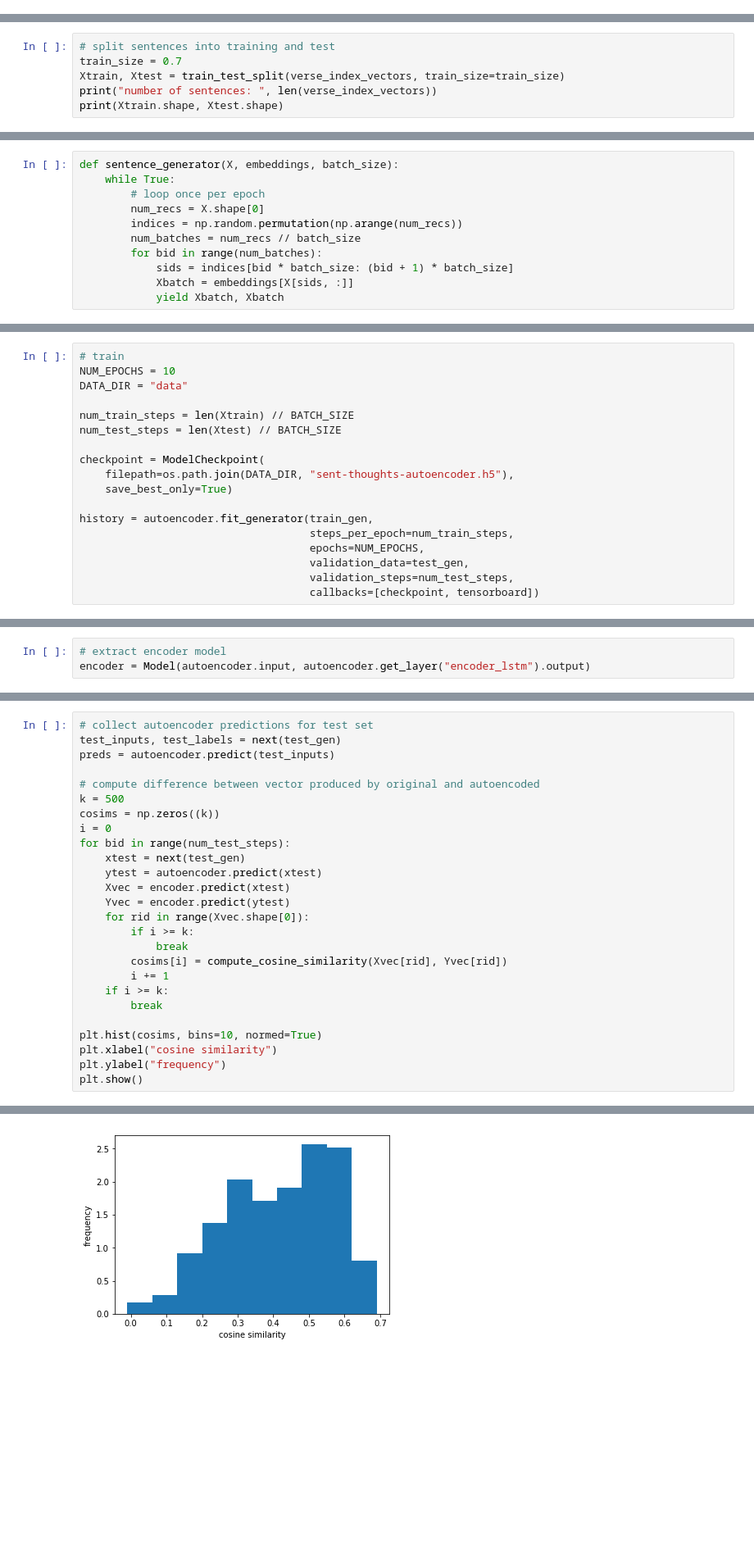
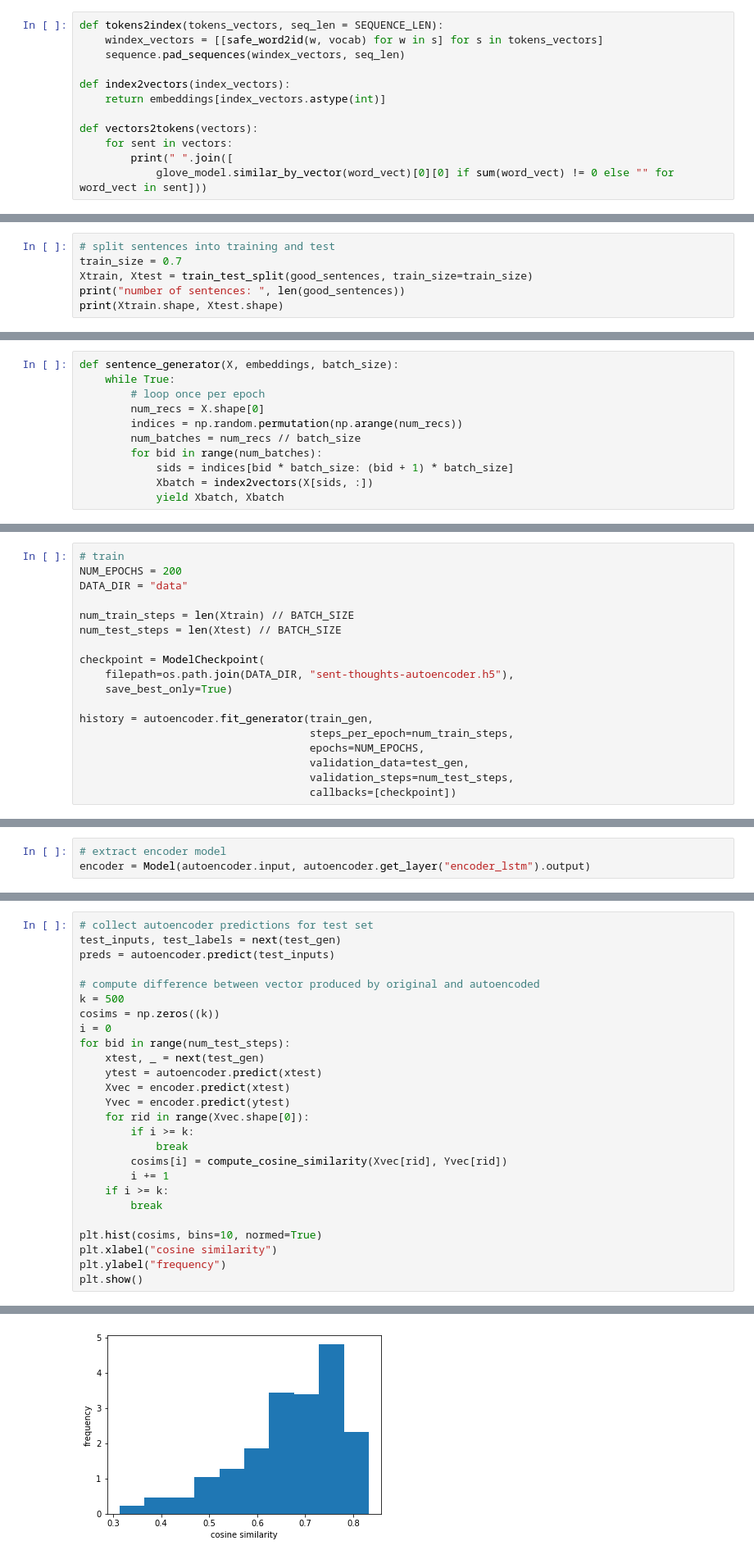
Before and after one commit to vladminsky/verse, a Jupyter notebook: diplom-autoencoder.ipynb, the cells around one changed output, grey strips where cells are left out. Shown at 82% size. Cells and saved outputs as stored; diff of their text form; blank space fills up the shorter version.

```diff
--- a/diplom-autoencoder.ipynb
+++ b/diplom-autoencoder.ipynb
@@ -118,0 +100,12 @@ np.savetxt("data/index.txt", verse_index_vectors, delimiter="\t")
+# %%
+def tokens2index(tokens_vectors, seq_len = SEQUENCE_LEN):
+    windex_vectors = [[safe_word2id(w, vocab) for w in s] for s in tokens_vectors]
+    sequence.pad_sequences(windex_vectors, seq_len)
+
+def index2vectors(index_vectors):
+    return embeddings[index_vectors.astype(int)]
+
+def vectors2tokens(vectors):
+    for sent in vectors:
+        print(" ".join([
+            glove_model.similar_by_vector(word_vect)[0][0] if sum(word_vect) != 0 else "" for word_vect in sent]))
@@ -144,7 +143,7 @@ def compute_cosine_similarity(x, y):
 # %%
 # split sentences into training and test
 train_size = 0.7
-Xtrain, Xtest = train_test_split(verse_index_vectors, train_size=train_size)
-print("number of sentences: ", len(verse_index_vectors))
+Xtrain, Xtest = train_test_split(good_sentences, train_size=train_size)
+print("number of sentences: ", len(good_sentences))
 print(Xtrain.shape, Xtest.shape)
 # %% [output]
@@ -159,7 +158,7 @@ def sentence_generator(X, embeddings, batch_size):
         num_batches = num_recs // batch_size
         for bid in range(num_batches):
             sids = indices[bid * batch_size: (bid + 1) * batch_size]
-            Xbatch = embeddings[X[sids, :]]
+            Xbatch = index2vectors(X[sids, :])
             yield Xbatch, Xbatch
 # %%
 embeddings.shape
@@ -220,6 +202,6 @@ Colocations handled automatically by placer.
 # %%
 # train
-NUM_EPOCHS = 10
+NUM_EPOCHS = 200
 DATA_DIR = "data"
 
 num_train_steps = len(Xtrain) // BATCH_SIZE
@@ -234,5 +216,5 @@ history = autoencoder.fit_generator(train_gen,
                                     epochs=NUM_EPOCHS,
                                     validation_data=test_gen,
                                     validation_steps=num_test_steps,
-                                    callbacks=[checkpoint, tensorboard])
+                                    callbacks=[checkpoint])
 # %% [output]
@@ -266,7 +290,7 @@ k = 500
 cosims = np.zeros((k))
 i = 0
 for bid in range(num_test_steps):
-    xtest = next(test_gen)
+    xtest, _ = next(test_gen)
     ytest = autoencoder.predict(xtest)
     Xvec = encoder.predict(xtest)
     Yvec = encoder.predict(ytest)
@@ -299 +310 @@ The 'normed' kwarg was deprecated in Matplotlib 2.1 and will be removed in 3.1.
-[figure, old version]
+[figure, new version]
```
Also changed, not shown: parts of 35 cells of this notebook, 2 other files.
